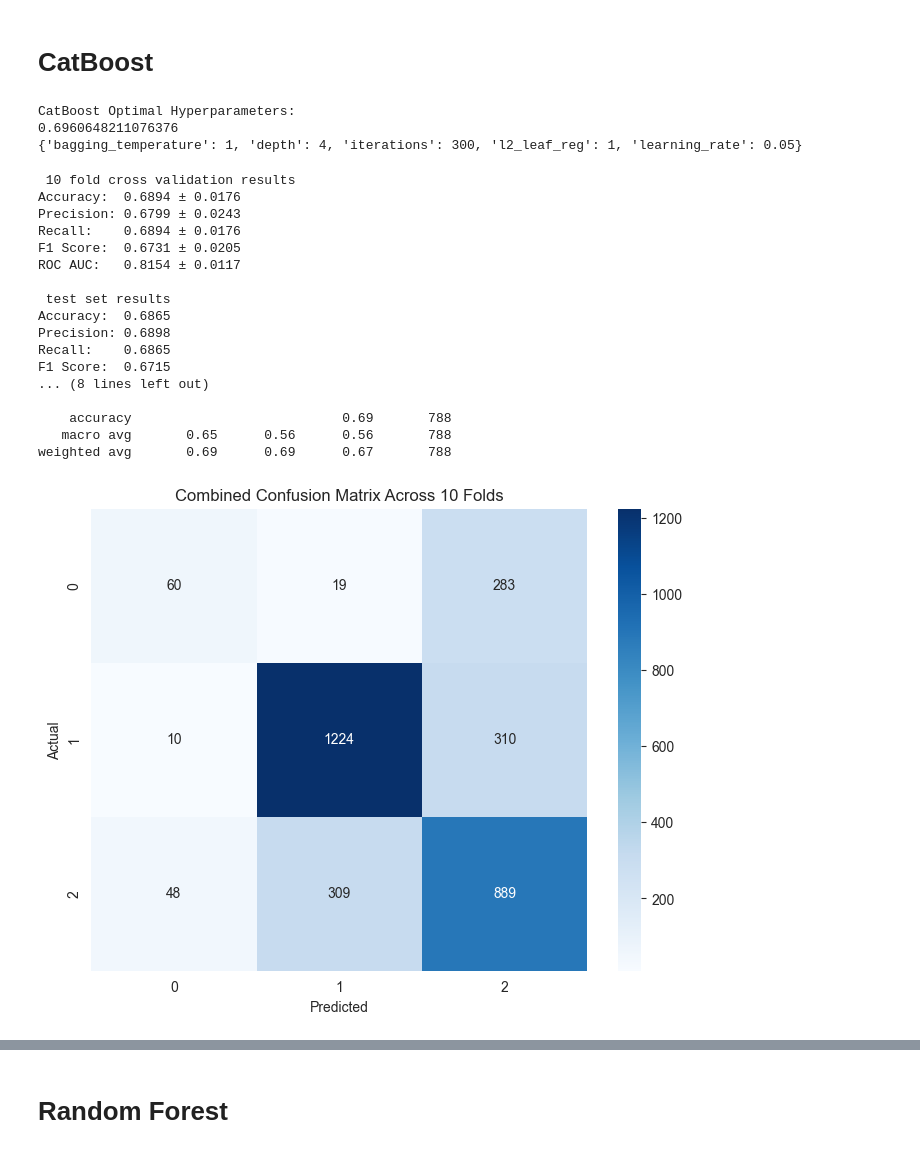
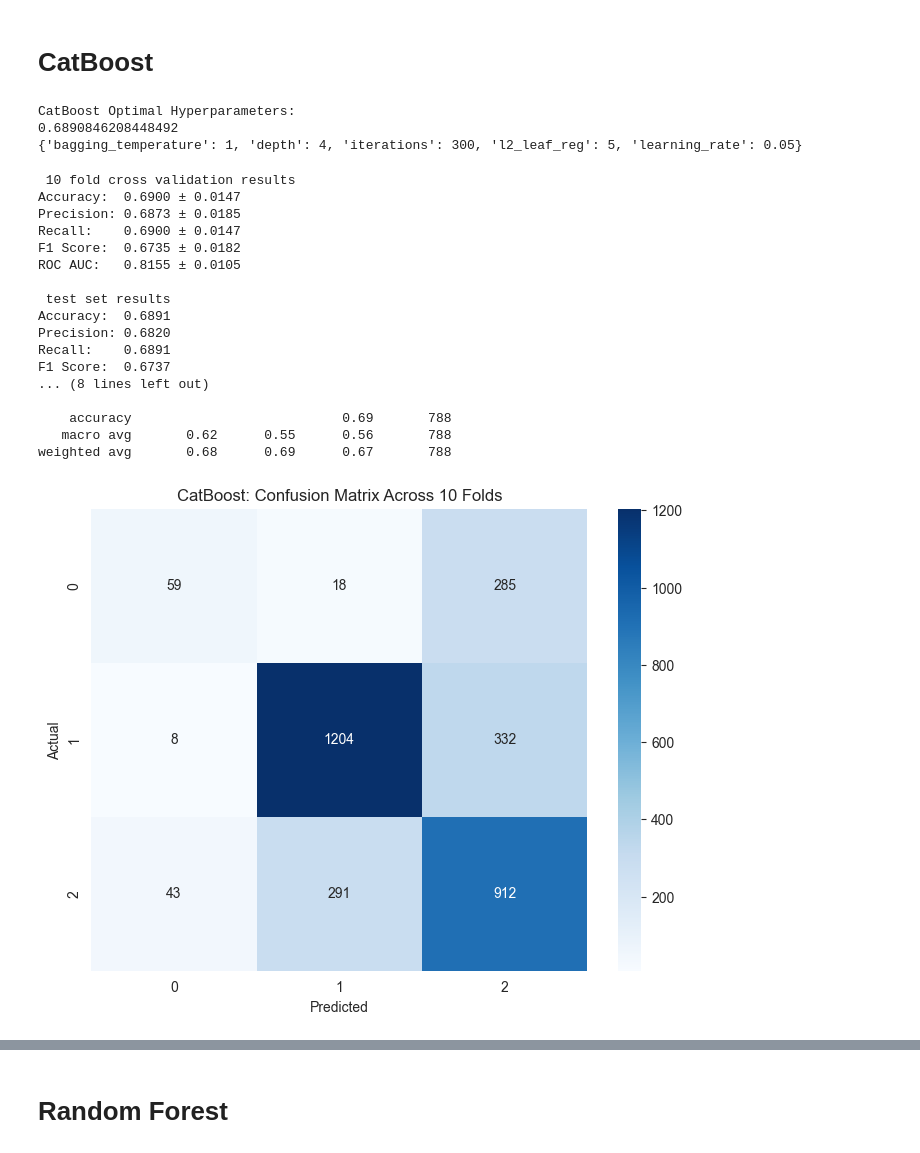
Before and after one commit to NigelLobo/coffee-roast-classifier, a Jupyter notebook: model_comparison.ipynb, the cells around one changed output, grey strips where cells are left out. Cells and saved outputs as stored; diff of their text form; code cells hidden in the pictures.

```diff
--- a/model_comparison.ipynb
+++ b/model_comparison.ipynb
@@ -54,4 +46,6 @@ train
 # %%
+from sklearn.preprocessing import StandardScaler
+
 # let's define an inherent ordering for ordinal columns
 orderings = [
     ['<18', '18-24', '25-34', '35-44', '45-54', '55-64', '>65'],  # age
@@ -66,9 +60,7 @@ ordinal_columns = [
 
 numeric_columns = [
     'cups', 'expertise',
-    'brew_High_Skill',
-    'brew_Medium_Skill',
-    'brew_Low_Skill',
+
 ]
 
 nominal_columns = [
@@ -78,6 +70,9 @@ nominal_columns = [
     'know_source',
     'value_cafe',
     'gender',
+    'brew_High_Skill',
+    'brew_Medium_Skill',
+    'brew_Low_Skill',
 ]
 
 ordinal_imputer = SimpleImputer(strategy='most_frequent')
@@ -89,10 +84,11 @@ preprocessor = ColumnTransformer([
                       ('encoder', OrdinalEncoder(categories=orderings))]), ordinal_columns),
     ('nom', Pipeline([('imputer', nominal_imputer),
                       ('encoder', OneHotEncoder(handle_unknown='ignore'))]), nominal_columns),
-    ('num', Pipeline([('imputer', numeric_imputer)]), numeric_columns)
+    ('num', Pipeline([('imputer', numeric_imputer), ('scaler', StandardScaler())]), numeric_columns)
 ])
 
 X_encoded = preprocessor.fit_transform(X)
+
 
 feature_names = preprocessor.get_feature_names_out()
 feature_names = [name.replace("ord__", "")
@@ -100,5 +96,20 @@ feature_names = [name.replace("ord__", "")
                  .replace("num__", "")
                  for name in feature_names]
 
+print(f'Features before SelectKBest: {len(feature_names)}')
 label_encoder = LabelEncoder()
 y_encoded = label_encoder.fit_transform(y)
+
+from sklearn.feature_selection import SelectKBest, f_classif
+
+selector = SelectKBest(score_func=f_classif, k=25)
+X_selected = selector.fit_transform(X_encoded, y_encoded)
+
+selected_mask = selector.get_support()
+feature_names_selected = [name for name, keep in zip(feature_names, selected_mask) if keep]
+
+X_encoded = X_selected
+feature_names = feature_names_selected
+print(f'Features after SelectKBest: {len(feature_names)}')
+
+print(feature_names)
@@ -317,8 +334,8 @@ print(grid.best_params_)
 best_model = grid.best_estimator_
 # %% [output]
 CatBoost Optimal Hyperparameters:
-0.6960648211076376
-{'bagging_temperature': 1, 'depth': 4, 'iterations': 300, 'l2_leaf_reg': 1, 'learning_rate': 0.05}
+0.6890846208448492
+{'bagging_temperature': 1, 'depth': 4, 'iterations': 300, 'l2_leaf_reg': 5, 'learning_rate': 0.05}
 # %%
 kf = StratifiedKFold(n_splits=10, shuffle=True, random_state=SEED)
 
@@ -376,46 +393,47 @@ eval_metrics['catboost']['recall'] = catboost_recall
 eval_metrics['catboost']['f1_score'] = catboost_f1
 eval_metrics['catboost']['roc_auc'] = catboost_roc_auc
 
 print("\n test set results")
 print(f"Accuracy:  {catboost_accuracy:.4f}")
 print(f"Precision: {catboost_precision:.4f}")
 print(f"Recall:    {catboost_recall:.4f}")
 print(f"F1 Score:  {catboost_f1:.4f}")
 print(f"ROC AUC:   {catboost_roc_auc:.4f}")
 
 print("\n classification report")
 print(classification_report(y_test, y_pred_test))
 
 plt.figure(figsize=(8, 6))
 sns.heatmap(
     cm_total.astype(int),
     annot=True,
     fmt="d",
     cmap="Blues"
 )
-plt.title("Combined Confusion Matrix Across 10 Folds")
+plt.title("CatBoost: Confusion Matrix Across 10 Folds")
 plt.xlabel("Predicted")
 plt.ylabel("Actual")
+plt.savefig("plots/CatBoost: Confusion Matrix Across 10 Folds.png", dpi=300, bbox_inches='tight')
 plt.show()
 # %% [output]
  10 fold cross validation results
-Accuracy:  0.6894 ± 0.0176
-Precision: 0.6799 ± 0.0243
-Recall:    0.6894 ± 0.0176
-F1 Score:  0.6731 ± 0.0205
-ROC AUC:   0.8154 ± 0.0117
+Accuracy:  0.6900 ± 0.0147
+Precision: 0.6873 ± 0.0185
+Recall:    0.6900 ± 0.0147
+F1 Score:  0.6735 ± 0.0182
+ROC AUC:   0.8155 ± 0.0105
 
  test set results
-Accuracy:  0.6865
-Precision: 0.6898
-Recall:    0.6865
-F1 Score:  0.6715
+Accuracy:  0.6891
+Precision: 0.6820
+Recall:    0.6891
+F1 Score:  0.6737
 ... (8 lines left out)
 
     accuracy                           0.69       788
-   macro avg       0.65      0.56      0.56       788
-weighted avg       0.69      0.69      0.67       788
+   macro avg       0.62      0.55      0.56       788
+weighted avg       0.68      0.69      0.67       788
-[figure, old version]
+[figure, new version]
 # %%
 importances = best_model.feature_importances_
 
```
Also changed, not shown: parts of 12 cells of this notebook, 1 other file.
